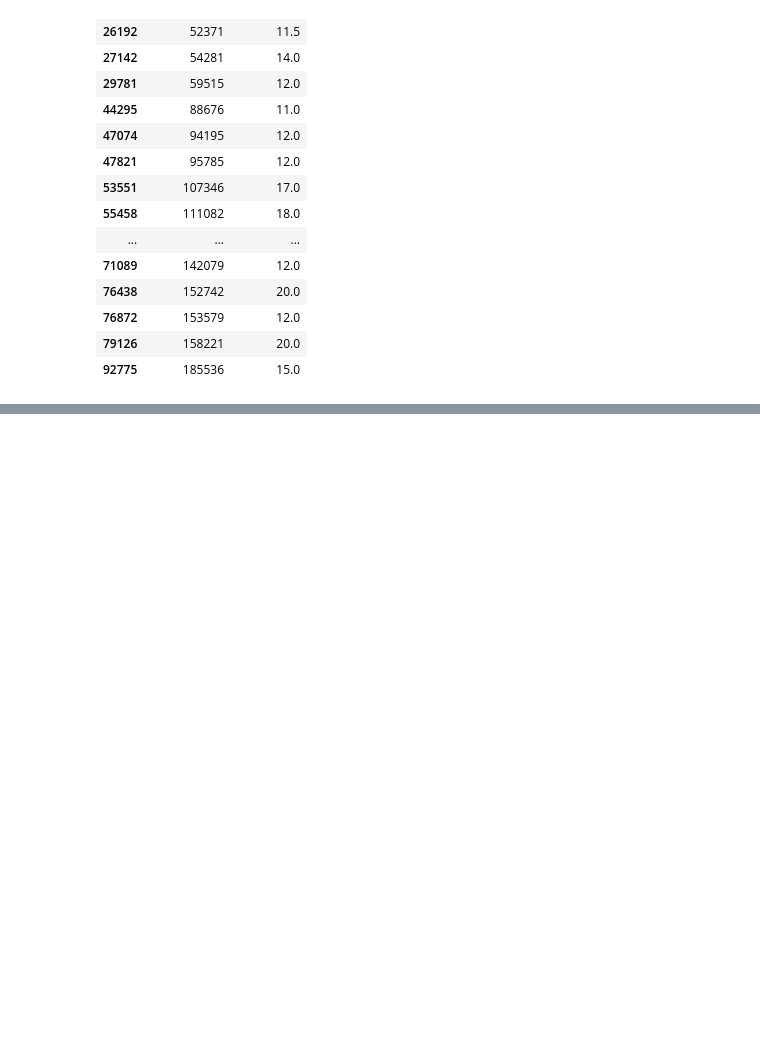
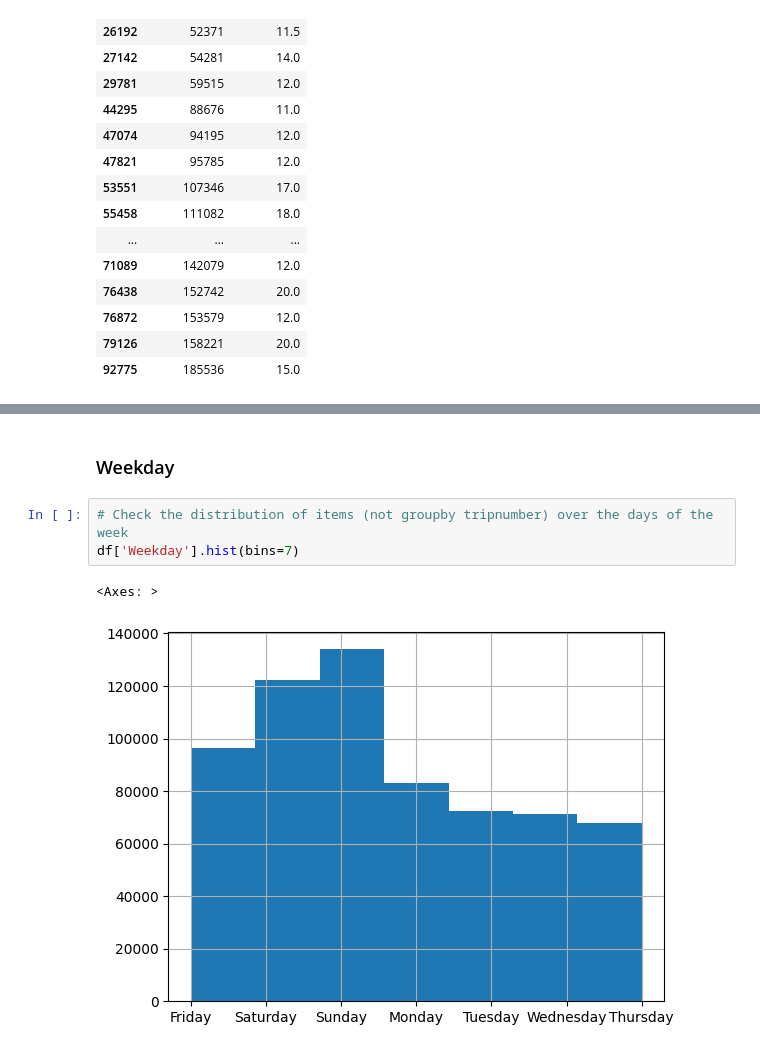
Before and after one commit to annahanslc/walmart-trip-type, a Jupyter notebook: eda/eda1.ipynb, the cells around one changed output, grey strips where cells are left out. Saved outputs shown, nothing was run; the diff lists cells and outputs as text; blank space fills up the shorter version.

```diff
--- a/eda/eda1.ipynb
+++ b/eda/eda1.ipynb
@@ -298,0 +553,8 @@ df[df['VisitNumber'] == 72439]
+# %% [markdown]
+### Weekday
+# %%
+# Check the distribution of items (not groupby tripnumber) over the days of the week
+df['Weekday'].hist(bins=7)
+# %% [output]
+<Axes: >
+[figure, added]
```
Also changed, not shown: parts of 34 cells of this notebook, 1 other file.
